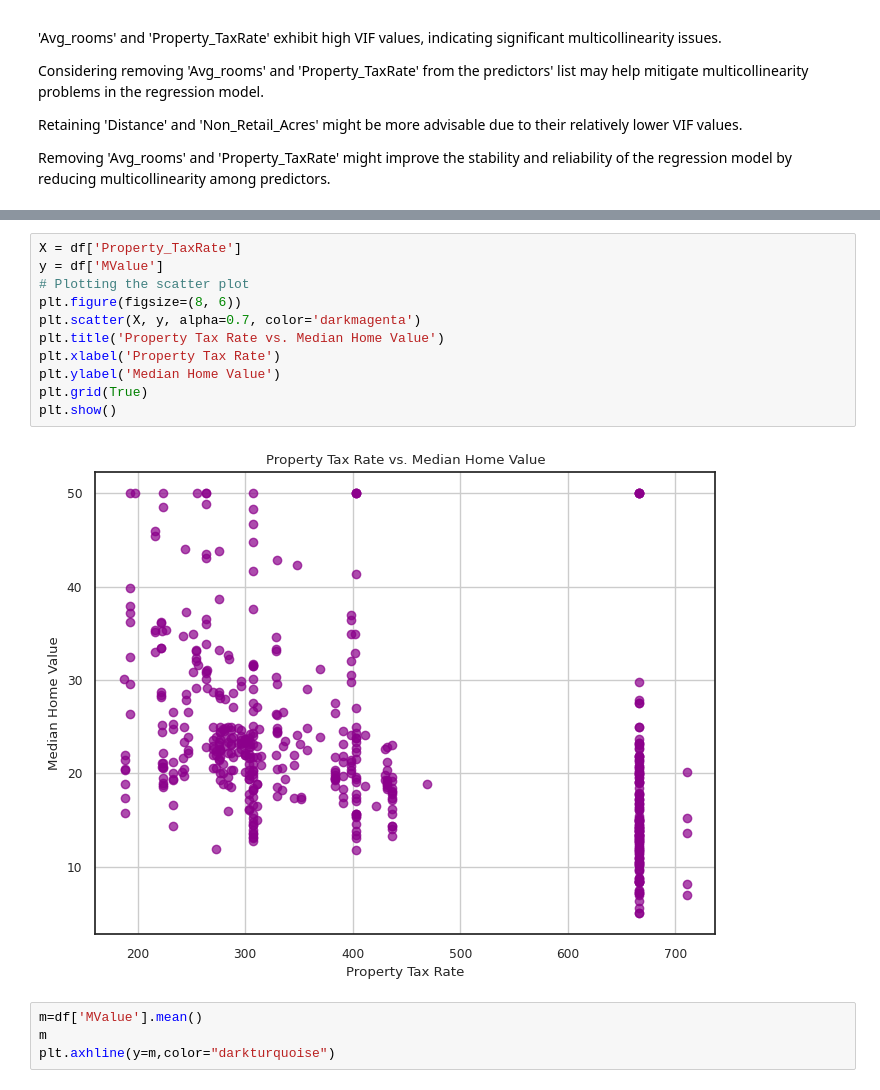
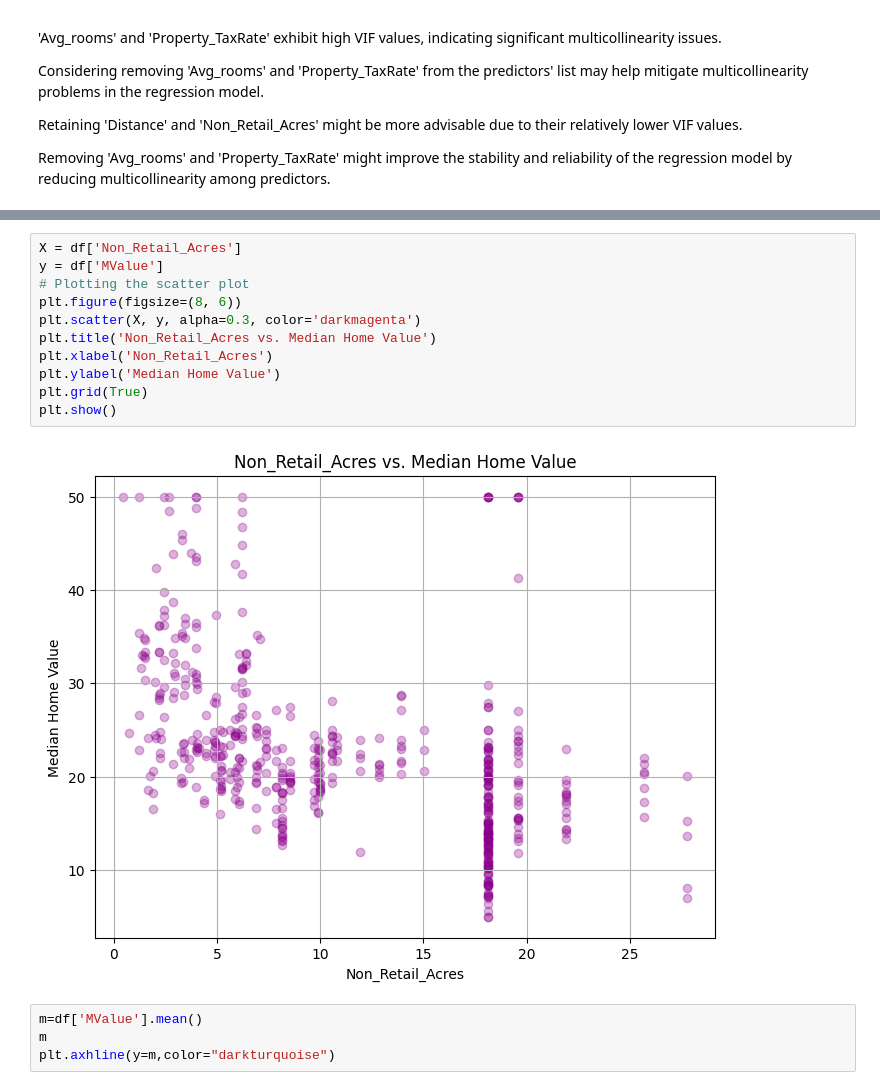
Before and after one commit to SoheliPaul/Machine-Learning, a Jupyter notebook: 2348561_Lab2.ipynb, the cells around one changed output, grey strips where cells are left out. Cells and saved outputs as stored; diff of their text form.

```diff
--- a/2348561_Lab2.ipynb
+++ b/2348561_Lab2.ipynb
@@ -194,16 +194,16 @@ plt.show()
 # %%
-X = df['Property_TaxRate']
+X = df['Non_Retail_Acres']
 y = df['MValue']
 # Plotting the scatter plot
 plt.figure(figsize=(8, 6))
-plt.scatter(X, y, alpha=0.7, color='darkmagenta')
-plt.title('Property Tax Rate vs. Median Home Value')
-plt.xlabel('Property Tax Rate')
+plt.scatter(X, y, alpha=0.3, color='darkmagenta')
+plt.title('Non_Retail_Acres vs. Median Home Value')
+plt.xlabel('Non_Retail_Acres')
 plt.ylabel('Median Home Value')
 plt.grid(True)
 plt.show()
 # %% [output]
-[figure, old version]
+[figure, new version]
 # %%
 m=df['MValue'].mean()
 m
```
Also changed, not shown: parts of 8 cells of this notebook.
